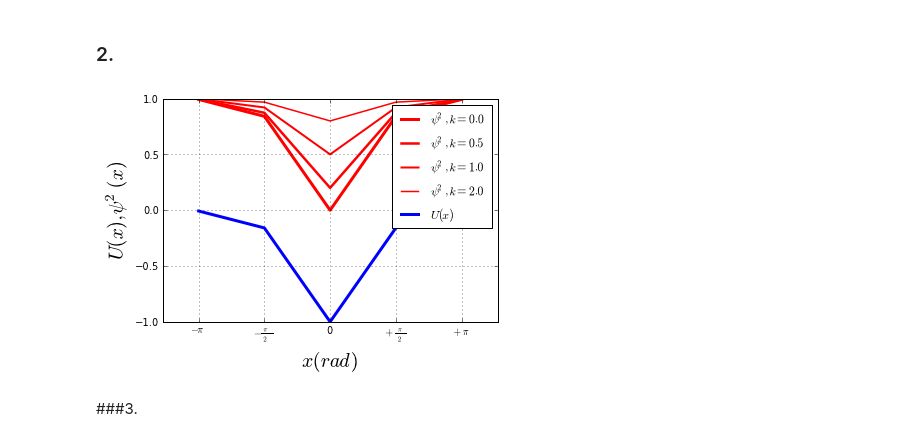
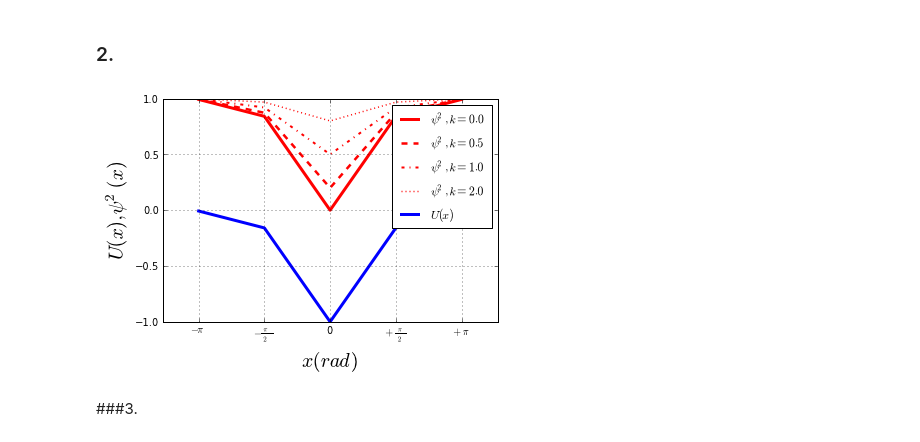
Before and after one commit to psalehsa/PHYS202-S13, a Jupyter notebook: Week3/GraphicsEx2.ipynb, the cells around one changed output. Drawn from its saved outputs; the diff is of its cells as text; code cells hidden in the pictures.

```diff
--- a/Week3/GraphicsEx2.ipynb
+++ b/Week3/GraphicsEx2.ipynb
@@ -41,23 +41,23 @@ import math
 # %%
 x=arange(-pi,(3*pi)/2,pi/2)
 U= -1/((cosh(x))**2)
 k_zero=(-tanh(x))**2
 k_half=((.5**2+(tanh(x))**2)/(.5**2+1))
 k_one=((1+(tanh(x))**2)/2)
 k_two=((4+(tanh(x))**2)/5)
 plot(x,k_zero,color="red",linewidth=3,label="$\psi^2,k=0.0$")
-plot(x,k_half,color="red",linewidth=2.5,label="$\psi^2,k=0.5$")
-plot(x,k_one,color="red",linewidth=2,label="$\psi^2,k=1.0$")
-plot(x,k_two,color="red",linewidth=1.5,label="$\psi^2,k=2.0$")
+plot(x,k_half,'r--',linewidth=2.5,label="$\psi^2,k=0.5$")
+plot(x,k_one,'r-.',linewidth=2,label="$\psi^2,k=1.0$")
+plot(x,k_two,'r:',linewidth=1.5,label="$\psi^2,k=2.0$")
 plot(x,U,color="blue",linewidth=3,label="$U(x)$")
 xlabel("$x(rad)$", fontsize=20)
 ylabel("$U(x),\psi^2(x)$",fontsize=20)
 legend()
 xticks(arange(-pi,(3*pi)/2,pi/2),('$-\pi$',r'$-\frac{\pi}{2}$','0',r'$+\frac{\pi}{2}$','$+\pi$'))
 yticks(arange(-1,1.5,.5))
 grid(True)
 # %% [output]
-[figure, old version]
+[figure, new version]
 # %% [markdown]
 ###3.
 # %% [markdown]
```
Also changed, not shown: parts of 1 cell of this notebook.
